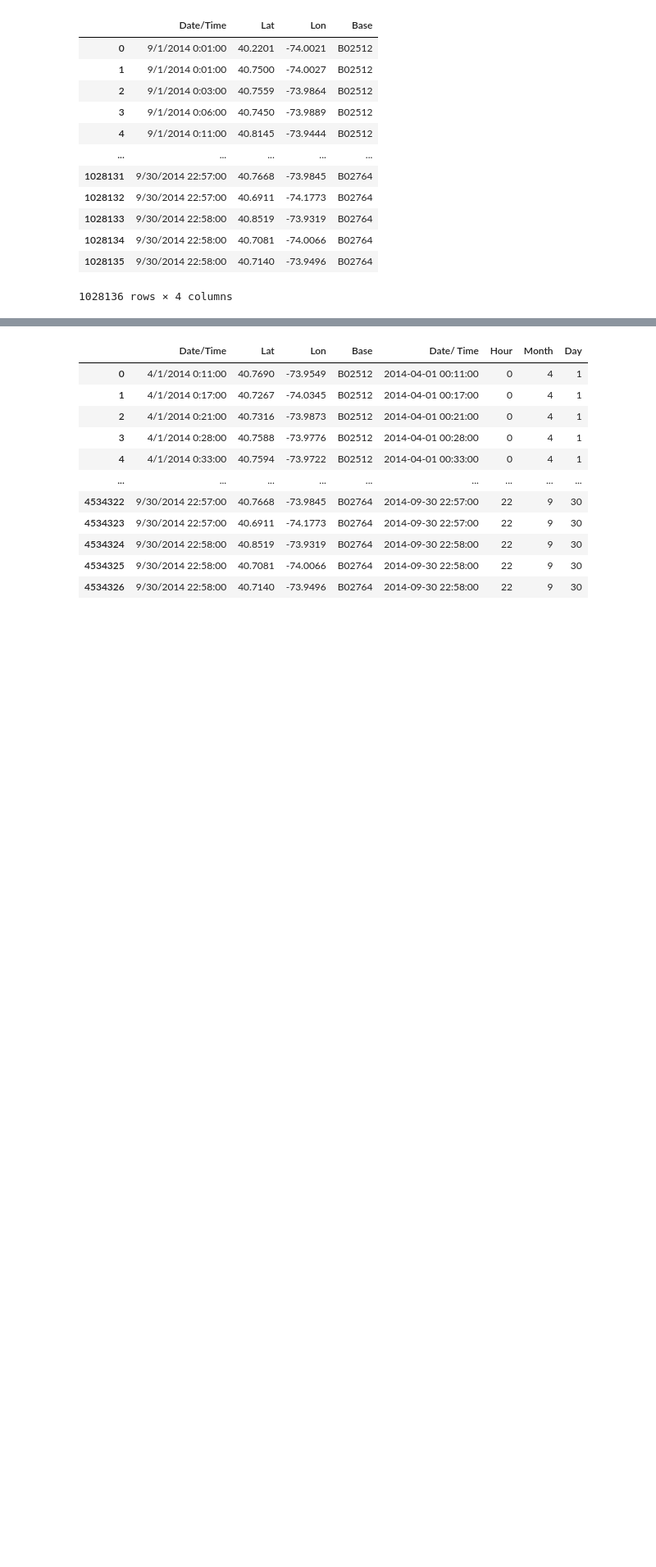
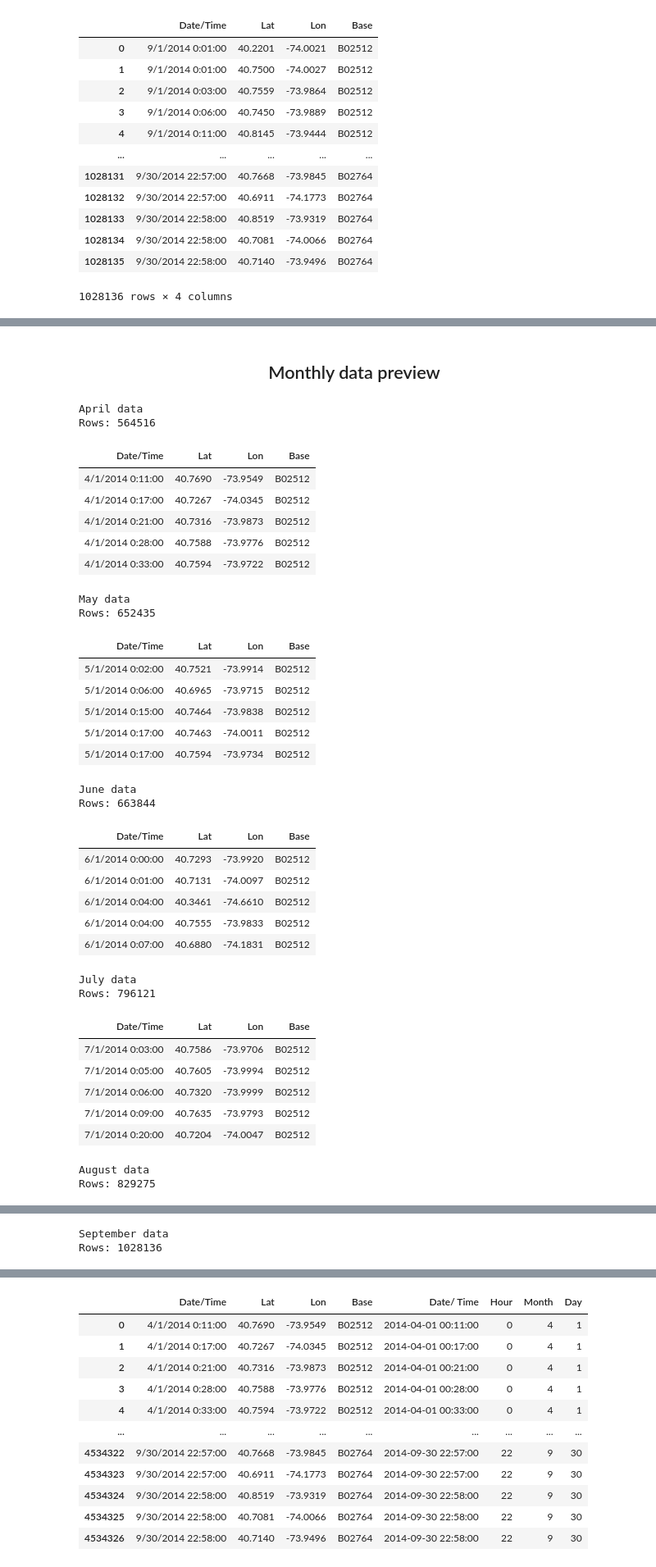
Before and after one commit to savicm5/mlProject, a Jupyter notebook: src/analysis.ipynb, the cells around one changed output, grey strips where cells are left out. Shown at 82% size. Drawn from its saved outputs; the diff is of its cells as text; code cells hidden in the pictures; blank space fills up the shorter version.

```diff
--- a/src/analysis.ipynb
+++ b/src/analysis.ipynb
@@ -56,0 +64,58 @@ data_list
+# %%
+display(HTML(f"<h2 style='text-align: center;'>Monthly data preview</h2>"))
+
+html_content = '<div style="display: flex; flex-wrap: wrap; justify-content: center;">'
+
+for i, df in enumerate(data_list, start=4):
+    month_name = month_mapping.get(i, "Unknown")
+
+    df_html = df.head().to_html(index=False)
+    html_content += f"""
+    <div style="flex: 0 0 45%; margin: 10px; border: 1px solid #ddd; padding: 10px; text-align: center;">
+        <h3>{month_name} data</h3>
+        <p style="text-align: center;">Rows: {df.shape[0]}</p>
+        <div style="display: inline-block; text-align: left;">
+            {df_html}
+        </div>
+    </div>
+    """
+
+html_content += '</div>'
+
+display(HTML(html_content))
+# %% [output]
+Monthly data preview
+April data
+Rows: 564516
+| Date/Time | Lat | Lon | Base |
+| 4/1/2014 0:11:00 | 40.7690 | -73.9549 | B02512 |
+| 4/1/2014 0:17:00 | 40.7267 | -74.0345 | B02512 |
+| 4/1/2014 0:21:00 | 40.7316 | -73.9873 | B02512 |
+| 4/1/2014 0:28:00 | 40.7588 | -73.9776 | B02512 |
+| 4/1/2014 0:33:00 | 40.7594 | -73.9722 | B02512 |
+May data
+Rows: 652435
+| Date/Time | Lat | Lon | Base |
+| 5/1/2014 0:02:00 | 40.7521 | -73.9914 | B02512 |
+| 5/1/2014 0:06:00 | 40.6965 | -73.9715 | B02512 |
+| 5/1/2014 0:15:00 | 40.7464 | -73.9838 | B02512 |
+| 5/1/2014 0:17:00 | 40.7463 | -74.0011 | B02512 |
+| 5/1/2014 0:17:00 | 40.7594 | -73.9734 | B02512 |
+June data
+Rows: 663844
+| Date/Time | Lat | Lon | Base |
+| 6/1/2014 0:00:00 | 40.7293 | -73.9920 | B02512 |
+| 6/1/2014 0:01:00 | 40.7131 | -74.0097 | B02512 |
+| 6/1/2014 0:04:00 | 40.3461 | -74.6610 | B02512 |
+| 6/1/2014 0:04:00 | 40.7555 | -73.9833 | B02512 |
+| 6/1/2014 0:07:00 | 40.6880 | -74.1831 | B02512 |
+July data
+Rows: 796121
+| Date/Time | Lat | Lon | Base |
+| 7/1/2014 0:03:00 | 40.7586 | -73.9706 | B02512 |
+| 7/1/2014 0:05:00 | 40.7605 | -73.9994 | B02512 |
+| 7/1/2014 0:06:00 | 40.7320 | -73.9999 | B02512 |
+| 7/1/2014 0:09:00 | 40.7635 | -73.9793 | B02512 |
+| 7/1/2014 0:20:00 | 40.7204 | -74.0047 | B02512 |
+August data
+Rows: 829275
@@ -56,0 +128,2 @@ data_list
+September data
+Rows: 1028136
```
Also changed, not shown: parts of 35 cells of this notebook.
